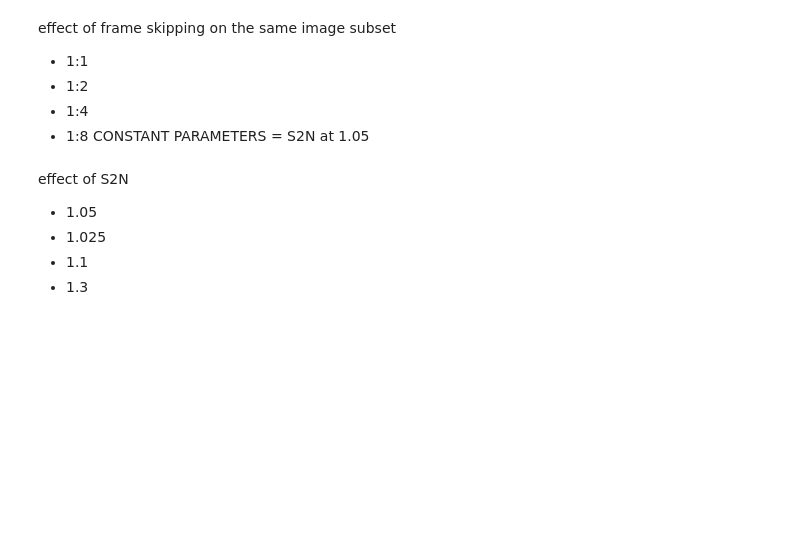
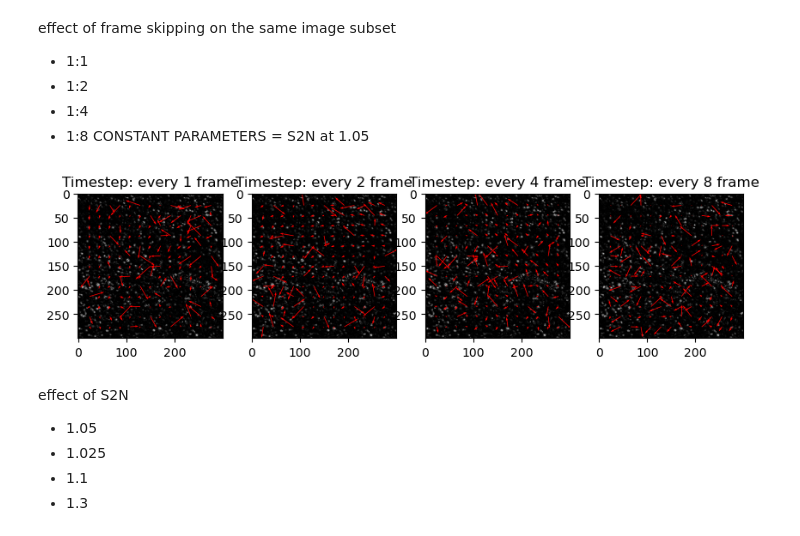
Before and after one commit to taryaksama/data-science, a Jupyter notebook: PIV/main.ipynb, the cells around one changed output. Drawn from its saved outputs; the diff is of its cells as text; code cells hidden in the pictures; blank space fills up the shorter version.

```diff
--- a/PIV/main.ipynb
+++ b/PIV/main.ipynb
@@ -89,25 +125,31 @@ effect of frame skipping on the same image subset
 - 1:8
 CONSTANT PARAMETERS = S2N at 1.05
 # %%
-test_windsize = [16, 32, 64]
+test_dt = [1, 2, 4, 8]
+frame_a = adjust_contrast(test_movie[0,:,:])
 
-for index, value in enumerate(test_windsize):
+fig, ax = plt.subplots(1, len(test_dt), figsize=(10, 10))
+for index, value in enumerate(test_dt):
+    frame_b = adjust_contrast(test_movie[0+value,:,:])
+
     x, y, u, v = piv_image2image(
         frame_a,
         frame_b,
-        value,
+        WINDSIZE,
         SEARCHSIZE,
         OVERLAP,
-        DT,
+        DT*value,
         PX2UM,
         S2N_THRESHOLD)
 
     # Plot
-    fig, ax = plt.subplots(max(index), 1, figsize=(10, 10))
     ax[index].imshow(frame_a, cmap='gray')
     ax[index].quiver(x, y, u, v, color='r')
+    ax[index].set_title(f'Timestep: every {value} frame')
 
-    plt.show()
+plt.show()
+# %% [output]
+[figure, added]
 # %% [markdown]
 effect of S2N
 - 1.05
```
Also changed, not shown: parts of 13 cells of this notebook, 5 other files.
